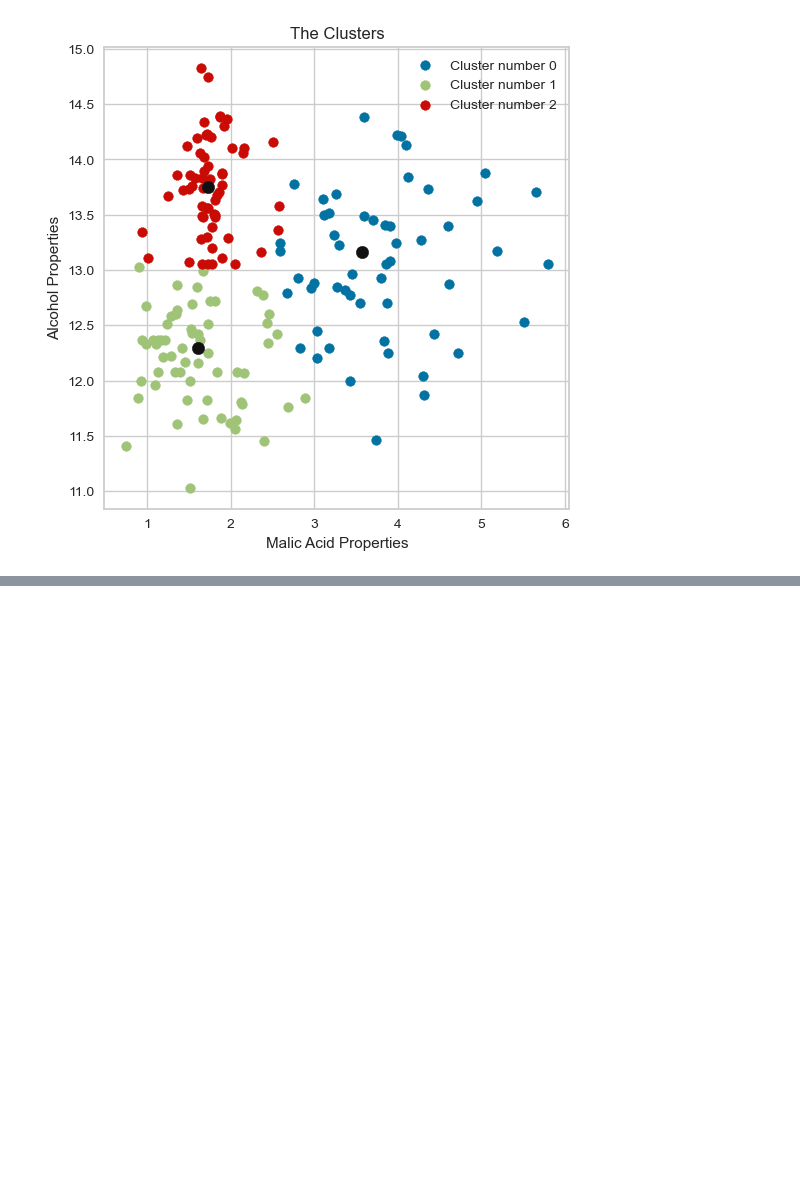
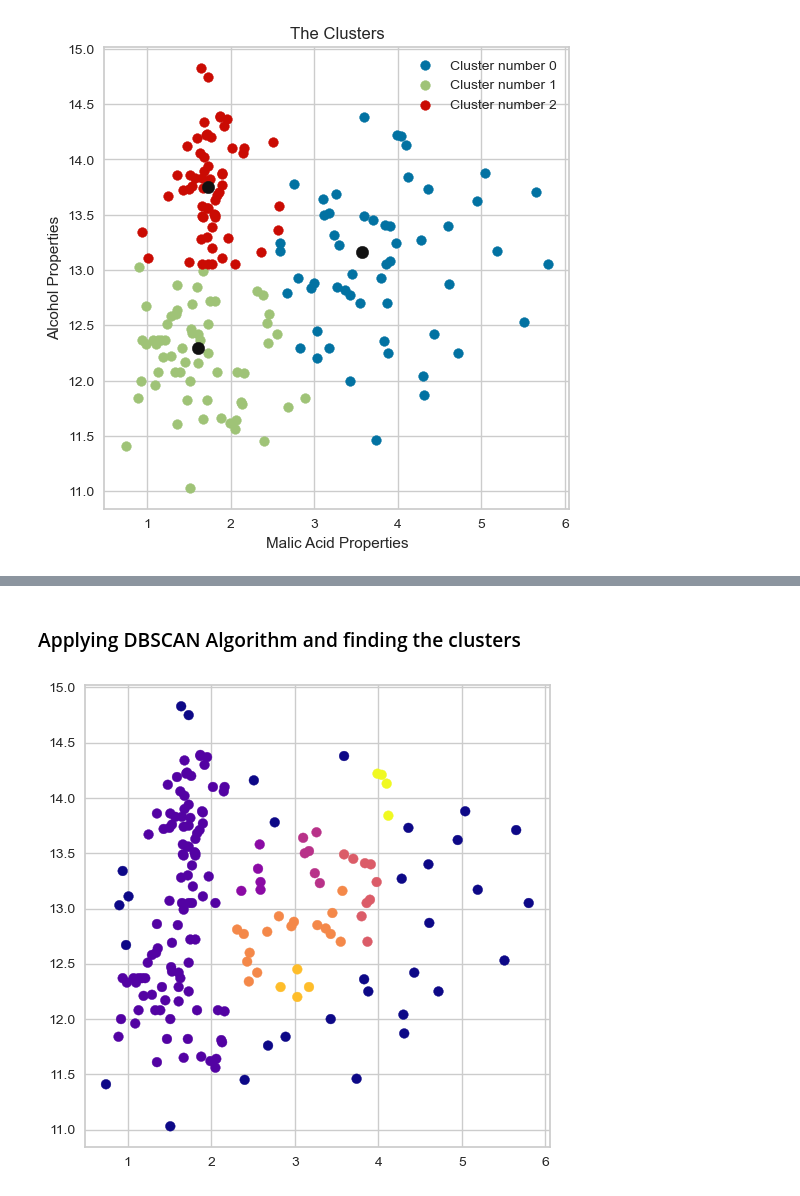
Before and after one commit to Joyvixtor/clustering_project, a Jupyter notebook: main.ipynb, the cells around one changed output, grey strips where cells are left out. Cells and saved outputs as stored; diff of their text form; code cells hidden in the pictures; blank space fills up the shorter version.

```diff
--- a/main.ipynb
+++ b/main.ipynb
@@ -142,0 +162,12 @@ plt.show()
+# %% [markdown]
+### Applying DBSCAN Algorithm and finding the clusters
+# %%
+dbs_cluster = DBSCAN(eps = 0.3, min_samples= 4).fit(df)
+
+dbs_labels = dbs_cluster.labels_
+
+plt.figure(figsize=(6,6))
+plt.scatter(df.iloc[:, 1], df.iloc[:, 0], c = dbs_labels, cmap='plasma')
+plt.show()
+# %% [output]
+[figure, added]
```
Also changed, not shown: parts of 4 cells of this notebook.
